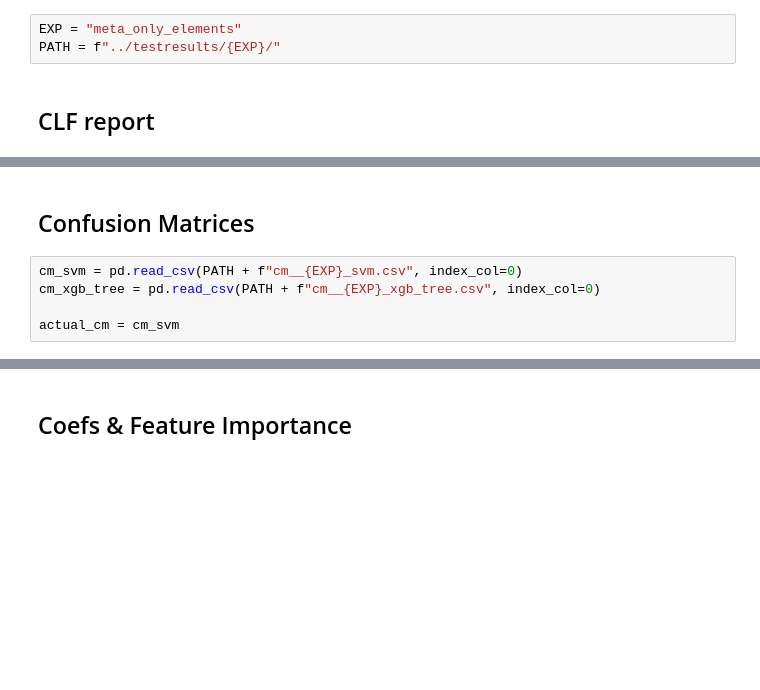
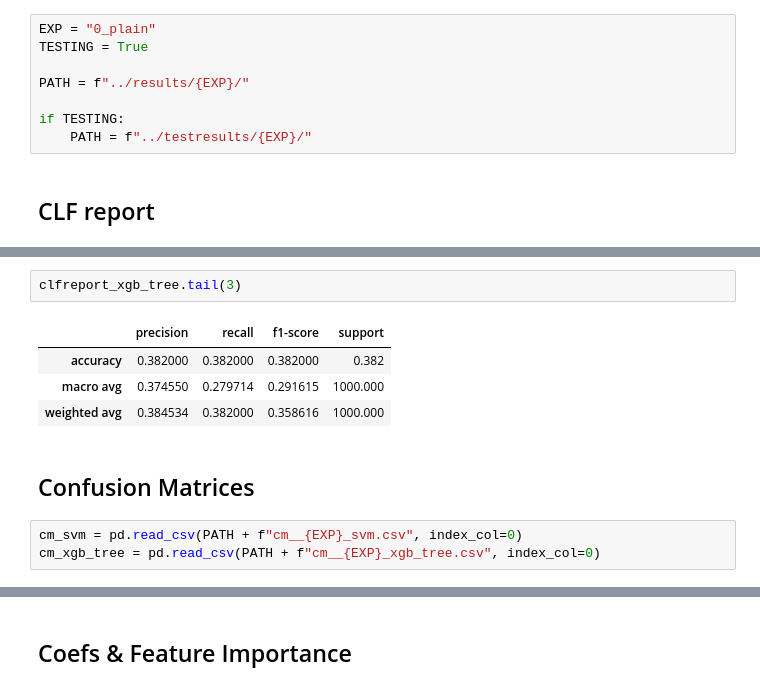
Before and after one commit to realjanpaulus/industryhtml, a Jupyter notebook: notebooks/evaluation.ipynb, the cells around one changed output, grey strips where cells are left out. Cells and saved outputs as stored; diff of their text form; blank space fills up the shorter version.

```diff
--- a/notebooks/evaluation.ipynb
+++ b/notebooks/evaluation.ipynb
@@ -11,6 +8,11 @@ PATH = "../results/plain/"
 # %%
-EXP = "meta_only_elements"
-PATH = f"../testresults/{EXP}/"
+EXP = "0_plain"
+TESTING = True
+
+PATH = f"../results/{EXP}/"
+
+if TESTING:
+    PATH = f"../testresults/{EXP}/"
 # %% [markdown]
 ## CLF report
 # %%
@@ -25,13 +25,18 @@ actual_clfreport.tail(3)
 | accuracy | 0.478000 | 0.478000 | 0.478000 | 0.478 |
 | macro avg | 0.513447 | 0.340056 | 0.375990 | 1000.000 |
 | weighted avg | 0.503006 | 0.478000 | 0.448792 | 1000.000 |
+# %%
+clfreport_xgb_tree.tail(3)
+# %% [output]
+|  | precision | recall | f1-score | support |
+| accuracy | 0.382000 | 0.382000 | 0.382000 | 0.382 |
+| macro avg | 0.374550 | 0.279714 | 0.291615 | 1000.000 |
+| weighted avg | 0.384534 | 0.382000 | 0.358616 | 1000.000 |
 # %% [markdown]
 ## Confusion Matrices
 # %%
 cm_svm = pd.read_csv(PATH + f"cm__{EXP}_svm.csv", index_col=0)
 cm_xgb_tree = pd.read_csv(PATH + f"cm__{EXP}_xgb_tree.csv", index_col=0)
-
-actual_cm = cm_svm
 # %%
 %matplotlib inline
 %config InlineBackend.figure_format = 'svg'
```
Also changed, not shown: parts of 11 cells of this notebook, 11 other files.
